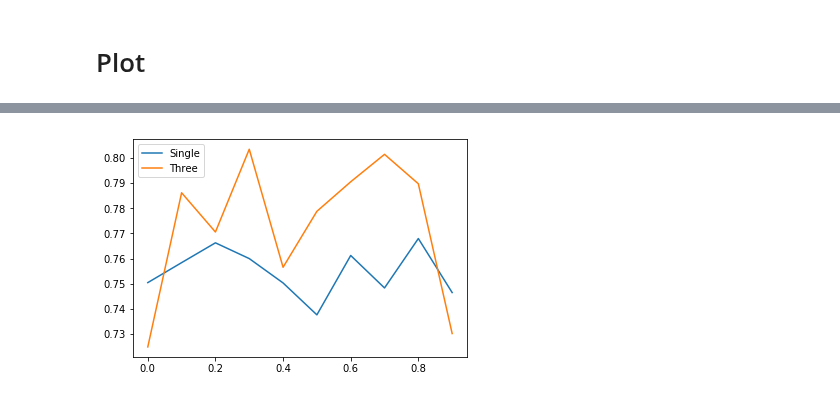
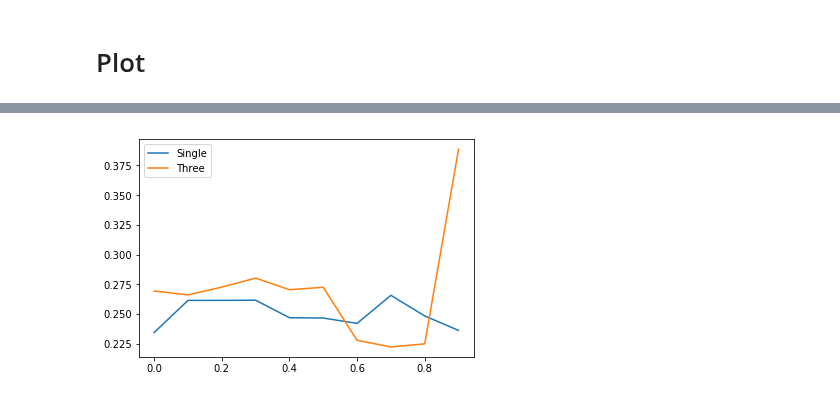
Before and after one commit to deatinor/EEG, a Jupyter notebook: stefano/plot.ipynb, the cells around one changed output, grey strips where cells are left out. Saved outputs shown, nothing was run; the diff lists cells and outputs as text; code cells hidden in the pictures.

Commit message:
Small changes
Signed-off-by: Stefano <stefano.savare@gmail.com>

```diff
--- a/stefano/plot.ipynb
+++ b/stefano/plot.ipynb
@@ -30,5 +30,5 @@ from parse_dataset import *
 # %% [markdown]
 # Dataset
 # %%
-folder=Dataset(base_directory='/Users/savare/DeepLearning/',dataset='eeg')
+folder=Dataset(base_directory='/home/stefano/',dataset='eeg')
 # %% [output]
@@ -50,9 +52,11 @@ dropout_values=[0,0.1,0.2,0.3,0.4,0.5,0.6,0.7,0.8,0.9]
 def get_performance(results):
     performance_train=[]
     performance_validation=[]
+    performance_test=[]
     for result in results:
         result.compute_errors()
         performance_train.append(result._experiments[-1].performance_train)
         performance_validation.append(result._experiments[-1].performance_validation)
+        performance_test.append(result._experiments[-1].performance_test)
 
-    return performance_train,performance_validation
+    return performance_train,performance_validation,performance_test
@@ -59,14 +77,14 @@ def get_performance(results):
 # %%
-errors_train,errors_validation=get_performance(single_layer)
+errors_train,errors_validation,errors_test=get_performance(single_layer)
 # plt.plot(dropout_values,errors_train)
-plt.plot(dropout_values,errors_validation,label='Single')
+plt.plot(dropout_values,errors_test,label='Single')
 
-errors_train,errors_validation=get_performance(three_layers)
+errors_train,errors_validation,errors_test=get_performance(three_layers)
 # plt.plot(dropout_values,errors_train)
-plt.plot(dropout_values,errors_validation,label='Three')
+plt.plot(dropout_values,errors_test,label='Three')
 
 plt.legend()
 
 plt.show()
 # %% [output]
-[figure, old version]
+[figure, new version]
```
Also changed, not shown: parts of 4 cells of this notebook, 10 other files.
